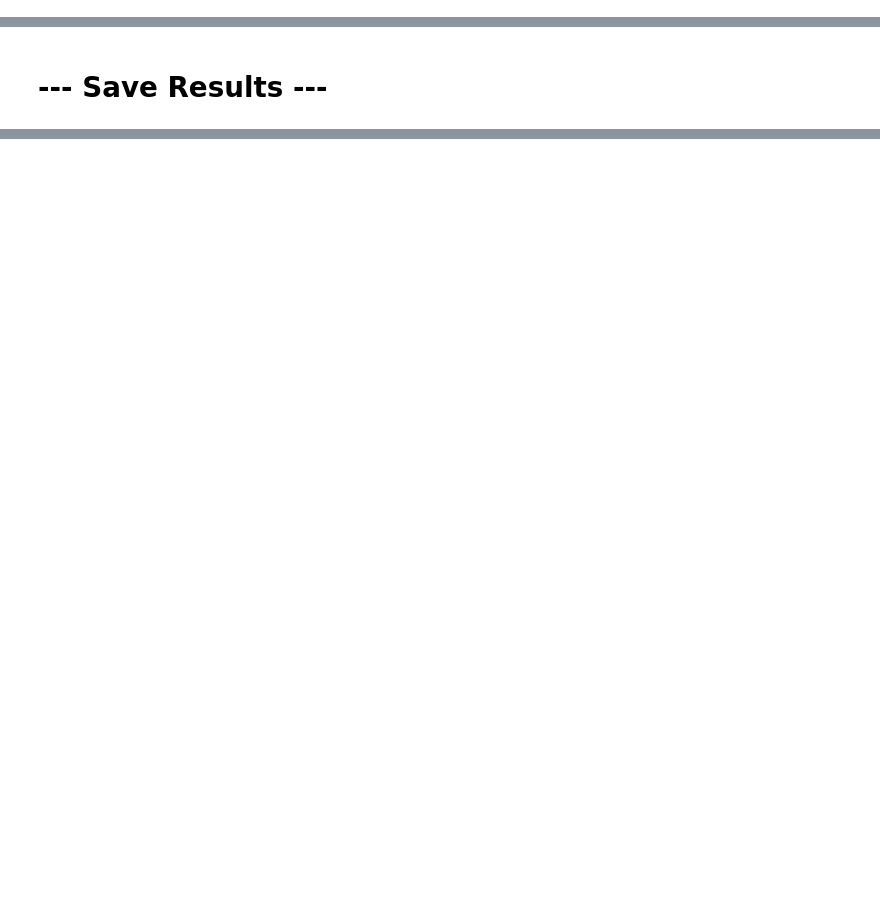
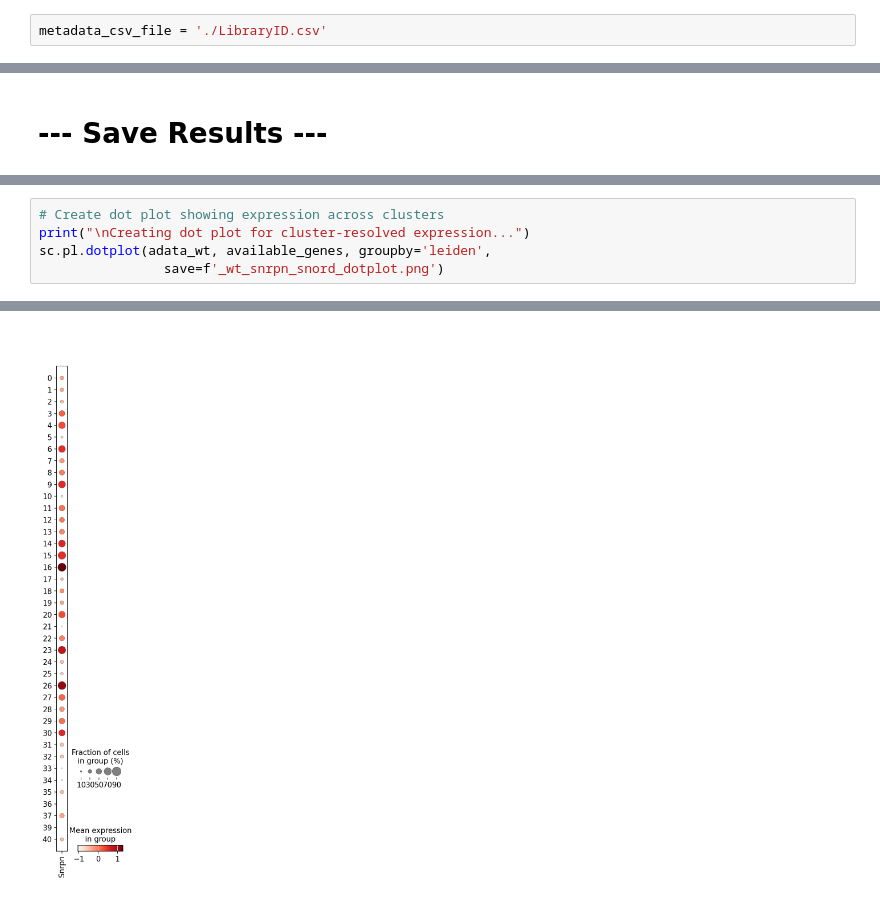
Before and after one commit to michal7kw/scMulti_merged_matrix, a Jupyter notebook: process_sc_data.ipynb, the cells around one changed output, grey strips where cells are left out. Cells and saved outputs as stored; diff of their text form; blank space fills up the shorter version.

```diff
--- a/process_sc_data.ipynb
+++ b/process_sc_data.ipynb
@@ -385,0 +468,2 @@ sc.pl.embedding(adata, basis='X_umap_csv', color=['leiden'], save='_umap_csv_lei
+# %%
+metadata_csv_file = './LibraryID.csv'
@@ -395,0 +575,6 @@ print("\nProcessed data saved to 'processed_data.h5ad'")
+# %%
+# Create dot plot showing expression across clusters
+print("\nCreating dot plot for cluster-resolved expression...")
+sc.pl.dotplot(adata_wt, available_genes, groupby='leiden',
+                save=f'_wt_snrpn_snord_dotplot.png')
+# %% [output]
@@ -395,0 +583 @@ print("\nProcessed data saved to 'processed_data.h5ad'")
+[figure, added]
```
Also changed, not shown: parts of 20 cells of this notebook, 16 other files.
